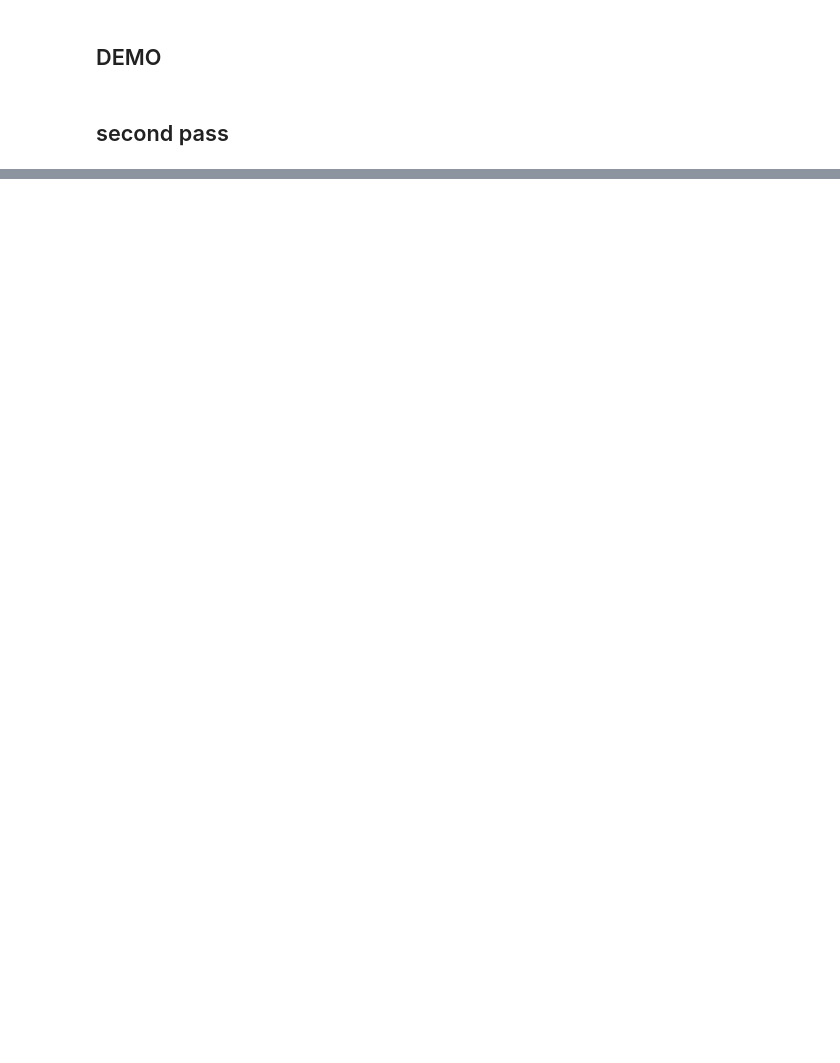
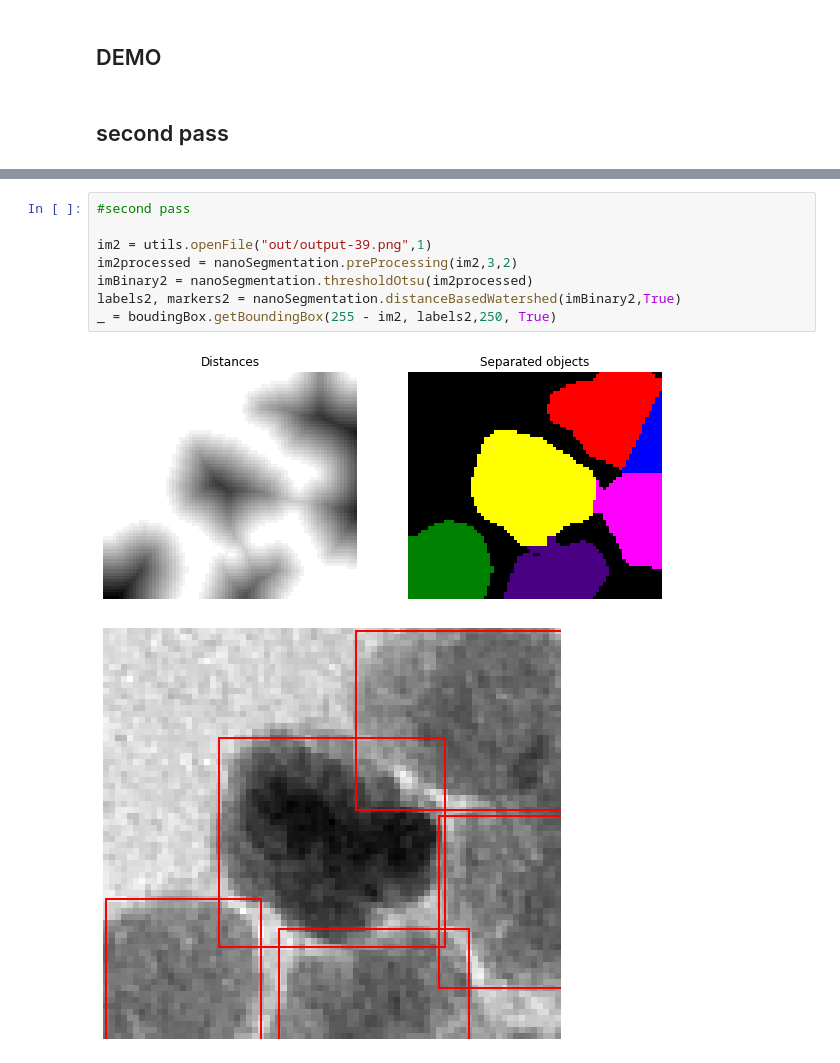
Before and after one commit to Cewein/Nanoparticle-segmentation-classification, a Jupyter notebook: Segemenation_of_nano_particle.ipynb, the cells around one changed output, grey strips where cells are left out. Cells and saved outputs as stored; diff of their text form; blank space fills up the shorter version.

```diff
--- a/Segemenation_of_nano_particle.ipynb
+++ b/Segemenation_of_nano_particle.ipynb
@@ -220,0 +39,11 @@ exctractParticle(255 - im2, bboxArray, save=True, display=True)
+# %%
+#second pass
+
+im2 = utils.openFile("out/output-39.png",1)
+im2processed = nanoSegmentation.preProcessing(im2,3,2)
+imBinary2 = nanoSegmentation.thresholdOtsu(im2processed)
+labels2, markers2 = nanoSegmentation.distanceBasedWatershed(imBinary2,True)
+_ = boudingBox.getBoundingBox(255 - im2, labels2,250, True)
+# %% [output]
+[figure, added]
+[figure, added]
```
Also changed, not shown: parts of 17 cells of this notebook, 2 other files.
